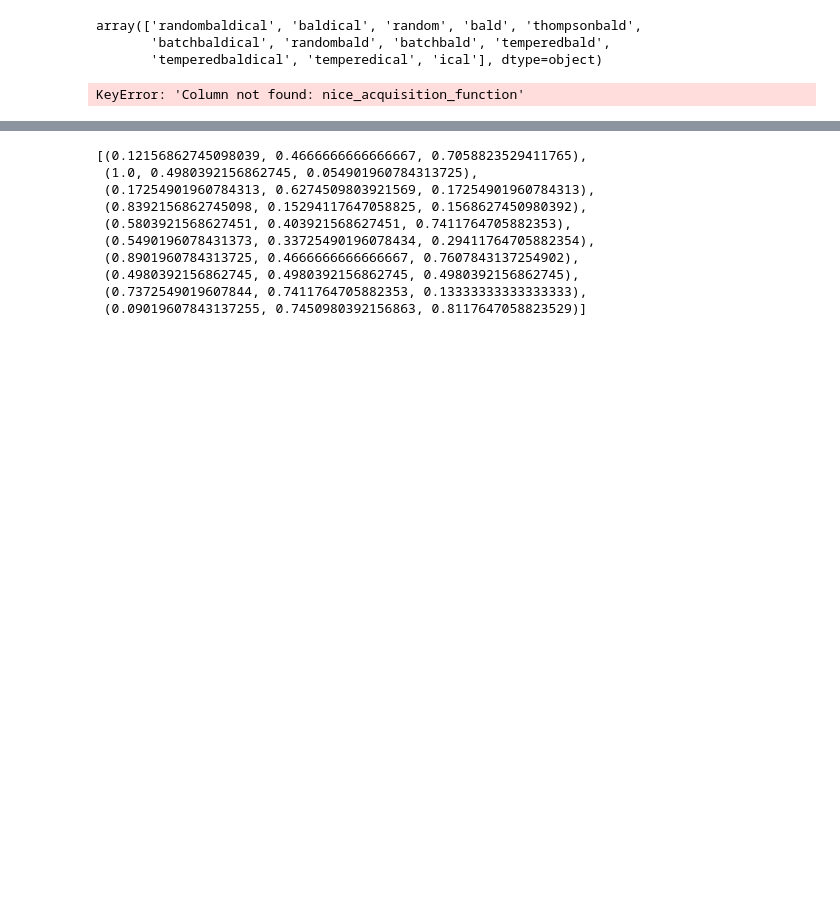
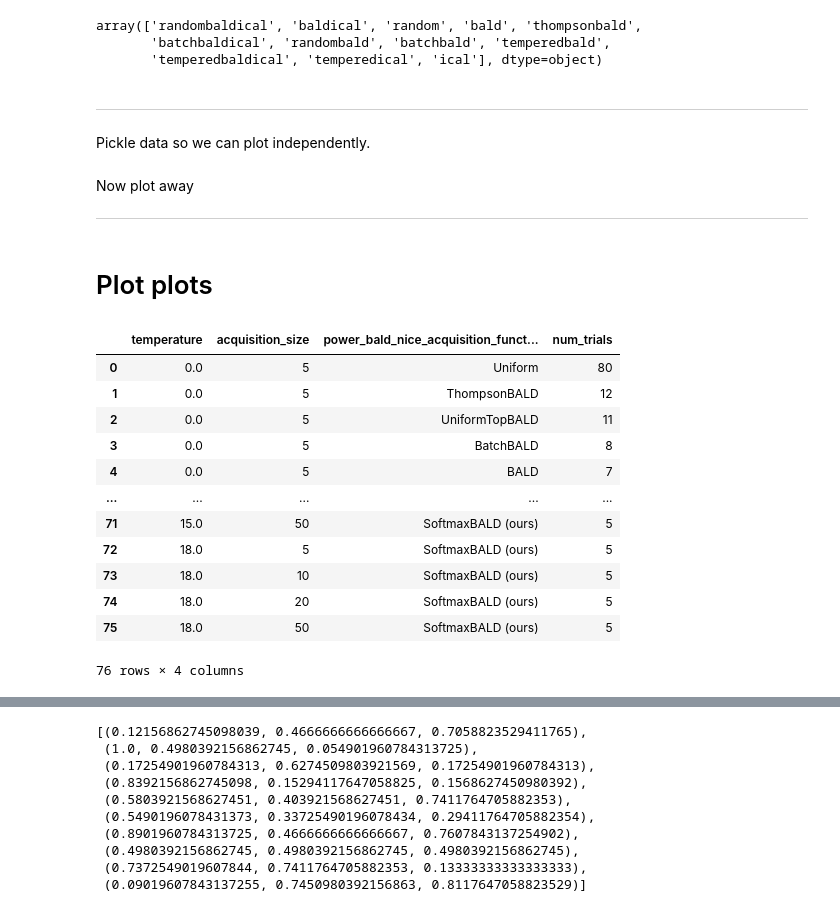
Before and after one commit to BlackHC/active_learning_redux, a Jupyter notebook: X_icml_draft_report_new_plots.ipynb, the cells around one changed output, grey strips where cells are left out. Saved outputs shown, nothing was run; the diff lists cells and outputs as text; code cells hidden in the pictures; blank space fills up the shorter version.

Commit message:
Pickle dataframe for RMNIST results
CU-1k17vtq

```diff
--- a/X_icml_draft_report_new_plots.ipynb
+++ b/X_icml_draft_report_new_plots.ipynb
@@ -393,3 +401,6 @@ def to_power_bald_nice_acquisition_function(n):
     return power_bald_nice_acquisition_function_map[n]
 # %%
 df["power_bald_nice_acquisition_function_map"] = df.acquisition_function.map(power_bald_nice_acquisition_function_map)
+# %% [markdown]
+---
+Pickle data so we can plot independently.
@@ -396,18 +411,37 @@ df["power_bald_nice_acquisition_function_map"] = df.acquisition_function.map(pow
+# %% [markdown]
+Now plot away
+
+---
+# %% [markdown]
+# Plot plots
 # %%
 num_trials_by_acquisition_size_and_function = (
     df.query("training_set_size == 20")
-    .groupby(["temperature", "acquisition_size"])["nice_acquisition_function"]
+    .groupby(["temperature", "acquisition_size"])["power_bald_nice_acquisition_function_map"]
     .value_counts()
 )
 num_trials_by_acquisition_size_and_function.name = "num_trials"
 
-import qgrid
+# import qgrid
 
-display(qgrid.show_grid(num_trials_by_acquisition_size_and_function))
+# display(qgrid.show_grid(num_trials_by_acquisition_size_and_function))
 
 num_trials_by_acquisition_size_and_function = num_trials_by_acquisition_size_and_function.reset_index()
+num_trials_by_acquisition_size_and_function
 # %% [output]
+|  | temperature | acquisition_size | power_bald_nice_acquisition_funct... | num_trials |
+| 0 | 0.0 | 5 | Uniform | 80 |
+| 1 | 0.0 | 5 | ThompsonBALD | 12 |
+| 2 | 0.0 | 5 | UniformTopBALD | 11 |
+| 3 | 0.0 | 5 | BatchBALD | 8 |
+| 4 | 0.0 | 5 | BALD | 7 |
+| ... | ... | ... | ... | ... |
+| 71 | 15.0 | 50 | SoftmaxBALD (ours) | 5 |
+| 72 | 18.0 | 5 | SoftmaxBALD (ours) | 5 |
+| 73 | 18.0 | 10 | SoftmaxBALD (ours) | 5 |
+| 74 | 18.0 | 20 | SoftmaxBALD (ours) | 5 |
+| 75 | 18.0 | 50 | SoftmaxBALD (ours) | 5 |
-KeyError: 'Column not found: nice_acquisition_function'
+76 rows × 4 columns
 # %%
 rc("text", usetex=False)
 grd = sns.catplot(
```
Also changed, not shown: parts of 6 cells of this notebook, 1 other file.
